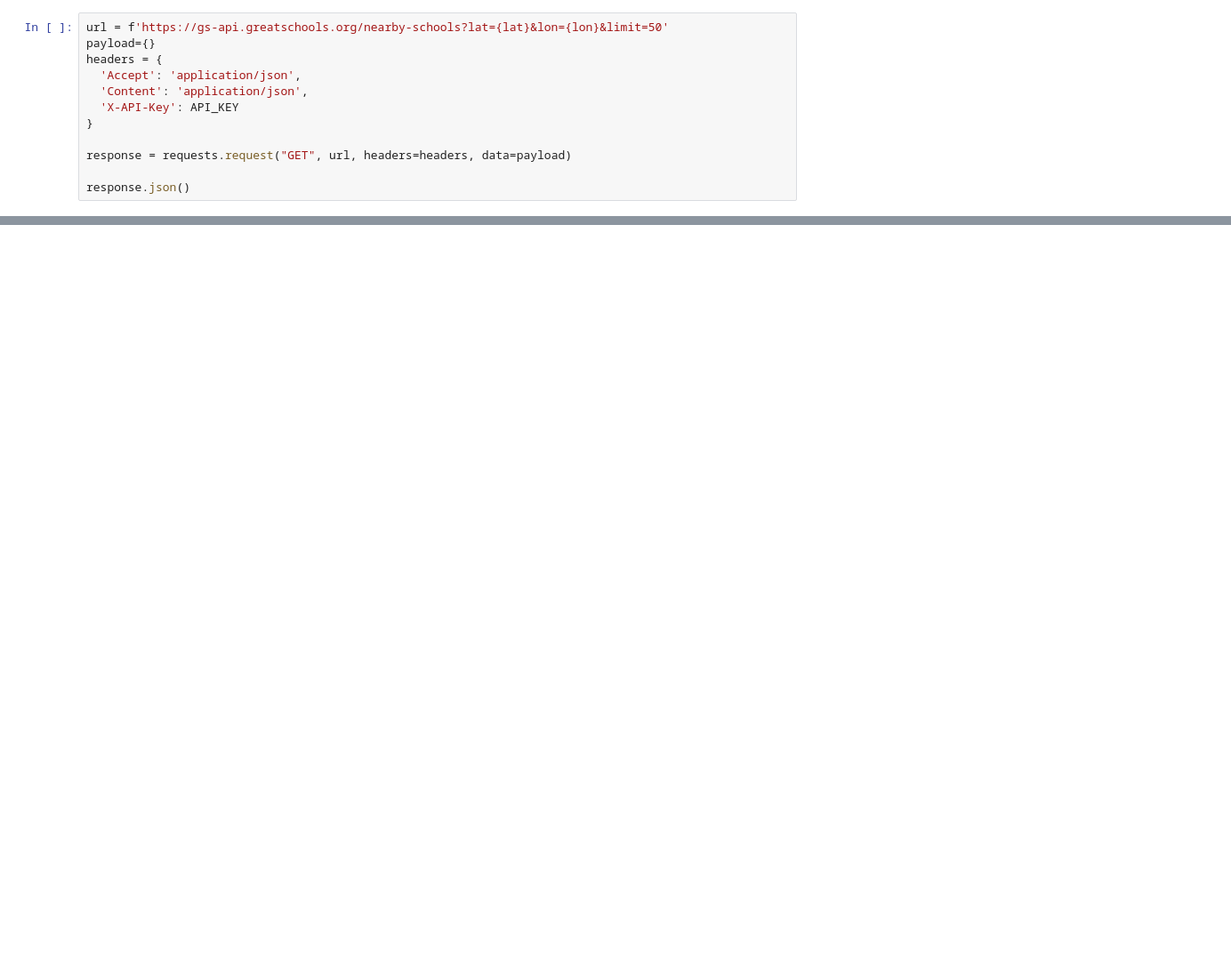
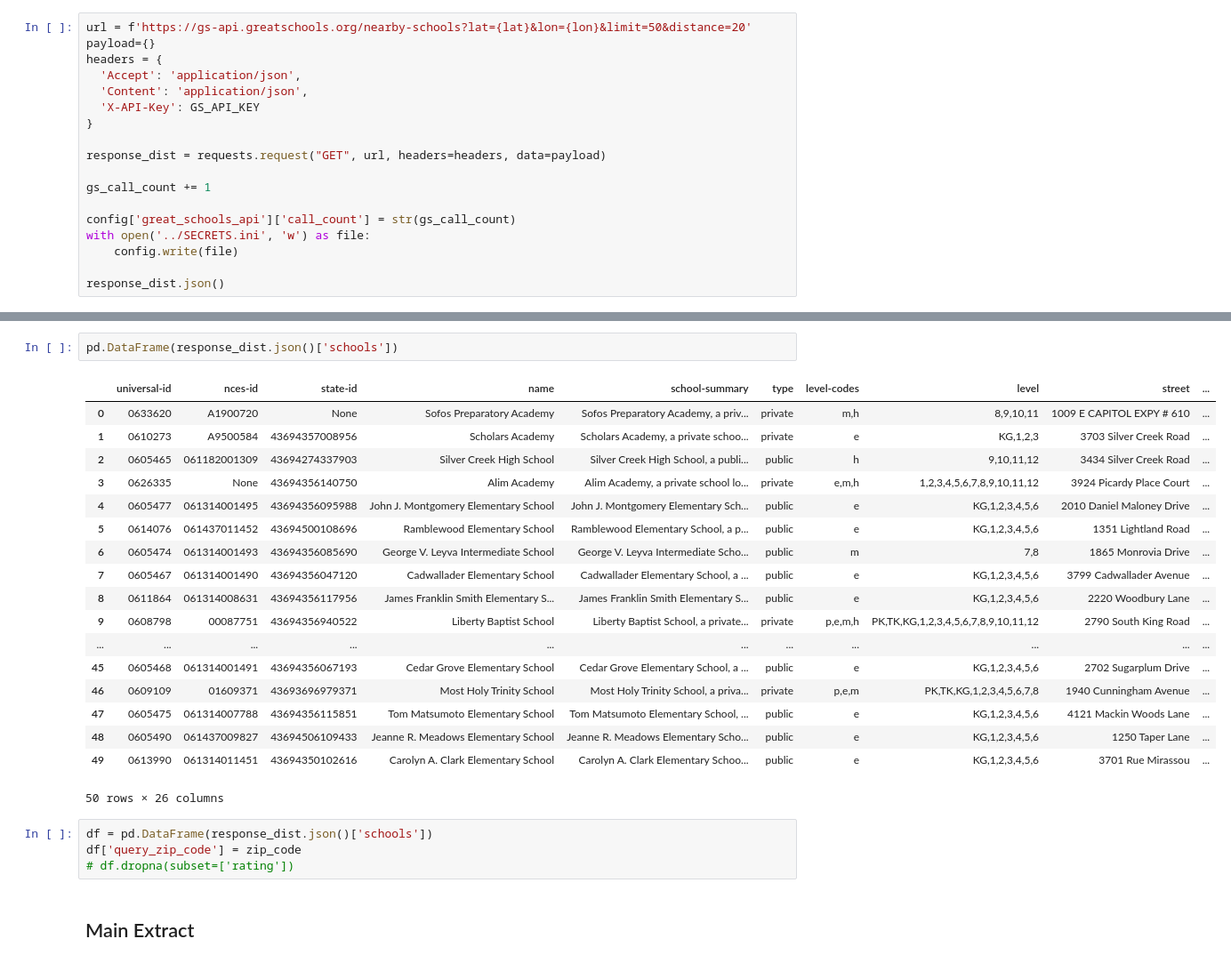
Before and after one commit to nickjwheatley/project_zipliner, a Jupyter notebook: eda/great_schools_api_explore.ipynb, the cells around one changed output, grey strips where cells are left out. Shown at 89% size. Saved outputs shown, nothing was run; the diff lists cells and outputs as text; blank space fills up the shorter version.

```diff
--- a/eda/great_schools_api_explore.ipynb
+++ b/eda/great_schools_api_explore.ipynb
@@ -86,13 +95,19 @@ response.json()
 # %%
-url = f'https://gs-api.greatschools.org/nearby-schools?lat={lat}&lon={lon}&limit=50'
+url = f'https://gs-api.greatschools.org/nearby-schools?lat={lat}&lon={lon}&limit=50&distance=20'
 payload={}
 headers = {
   'Accept': 'application/json',
   'Content': 'application/json',
-  'X-API-Key': API_KEY
+  'X-API-Key': GS_API_KEY
 }
 
-response = requests.request("GET", url, headers=headers, data=payload)
+response_dist = requests.request("GET", url, headers=headers, data=payload)
 
-response.json()
+gs_call_count += 1
+
+config['great_schools_api']['call_count'] = str(gs_call_count)
+with open('../SECRETS.ini', 'w') as file:
+    config.write(file)
+
+response_dist.json()
 # %% [output]
@@ -115,0 +131,27 @@ response.json()
+# %%
+pd.DataFrame(response_dist.json()['schools'])
+# %% [output]
+|  | universal-id | nces-id | state-id | name | school-summary | type | level-codes | level | street | ... |
+| 0 | 0633620 | A1900720 | None | Sofos Preparatory Academy | Sofos Preparatory Academy, a priv... | private | m,h | 8,9,10,11 | 1009 E CAPITOL EXPY # 610 | ... |
+| 1 | 0610273 | A9500584 | 43694357008956 | Scholars Academy | Scholars Academy, a private schoo... | private | e | KG,1,2,3 | 3703 Silver Creek Road | ... |
+| 2 | 0605465 | 061182001309 | 43694274337903 | Silver Creek High School | Silver Creek High School, a publi... | public | h | 9,10,11,12 | 3434 Silver Creek Road | ... |
+| 3 | 0626335 | None | 43694356140750 | Alim Academy | Alim Academy, a private school lo... | private | e,m,h | 1,2,3,4,5,6,7,8,9,10,11,12 | 3924 Picardy Place Court | ... |
+| 4 | 0605477 | 061314001495 | 43694356095988 | John J. Montgomery Elementary School | John J. Montgomery Elementary Sch... | public | e | KG,1,2,3,4,5,6 | 2010 Daniel Maloney Drive | ... |
+| 5 | 0614076 | 061437011452 | 43694500108696 | Ramblewood Elementary School | Ramblewood Elementary School, a p... | public | e | KG,1,2,3,4,5,6 | 1351 Lightland Road | ... |
+| 6 | 0605474 | 061314001493 | 43694356085690 | George V. Leyva Intermediate School | George V. Leyva Intermediate Scho... | public | m | 7,8 | 1865 Monrovia Drive | ... |
+| 7 | 0605467 | 061314001490 | 43694356047120 | Cadwallader Elementary School | Cadwallader Elementary School, a ... | public | e | KG,1,2,3,4,5,6 | 3799 Cadwallader Avenue | ... |
+| 8 | 0611864 | 061314008631 | 43694356117956 | James Franklin Smith Elementary S... | James Franklin Smith Elementary S... | public | e | KG,1,2,3,4,5,6 | 2220 Woodbury Lane | ... |
+| 9 | 0608798 | 00087751 | 43694356940522 | Liberty Baptist School | Liberty Baptist School, a private... | private | p,e,m,h | PK,TK,KG,1,2,3,4,5,6,7,8,9,10,11,12 | 2790 South King Road | ... |
+| ... | ... | ... | ... | ... | ... | ... | ... | ... | ... | ... |
+| 45 | 0605468 | 061314001491 | 43694356067193 | Cedar Grove Elementary School | Cedar Grove Elementary School, a ... | public | e | KG,1,2,3,4,5,6 | 2702 Sugarplum Drive | ... |
+| 46 | 0609109 | 01609371 | 43693696979371 | Most Holy Trinity School | Most Holy Trinity School, a priva... | private | p,e,m | PK,TK,KG,1,2,3,4,5,6,7,8 | 1940 Cunningham Avenue | ... |
+| 47 | 0605475 | 061314007788 | 43694356115851 | Tom Matsumoto Elementary School | Tom Matsumoto Elementary School, ... | public | e | KG,1,2,3,4,5,6 | 4121 Mackin Woods Lane | ... |
+| 48 | 0605490 | 061437009827 | 43694506109433 | Jeanne R. Meadows Elementary School | Jeanne R. Meadows Elementary Scho... | public | e | KG,1,2,3,4,5,6 | 1250 Taper Lane | ... |
+| 49 | 0613990 | 061314011451 | 43694350102616 | Carolyn A. Clark Elementary School | Carolyn A. Clark Elementary Schoo... | public | e | KG,1,2,3,4,5,6 | 3701 Rue Mirassou | ... |
+50 rows × 26 columns
+# %%
+df = pd.DataFrame(response_dist.json()['schools'])
+df['query_zip_code'] = zip_code
+# df.dropna(subset=['rating'])
+# %% [markdown]
+## Main Extract
```
Also changed, not shown: parts of 31 cells of this notebook, 18 other files.
